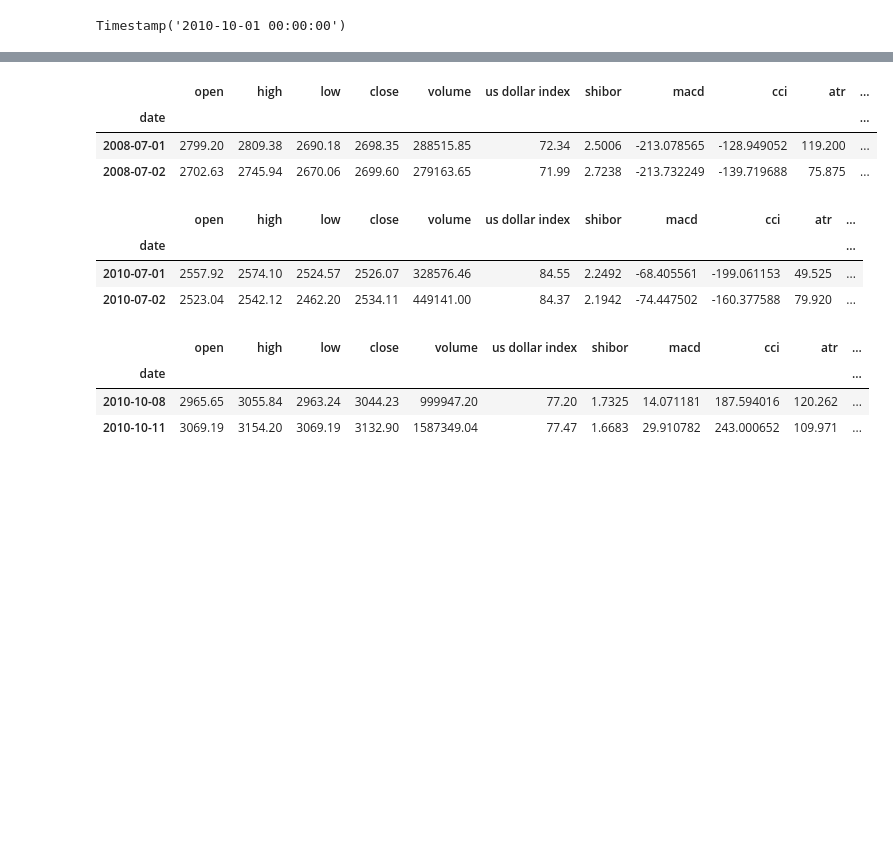
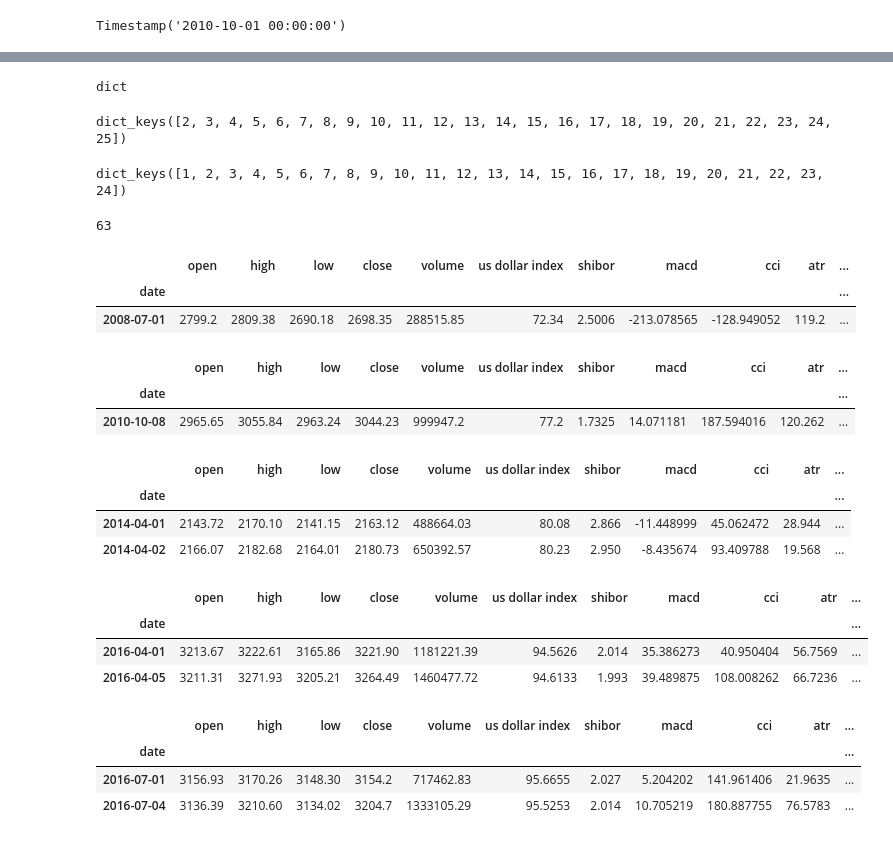
Before and after one commit to timothyyu/wsae-lstm, a Jupyter notebook: notebooks/1f_tvt_split_exploration.ipynb, the cells around one changed output, grey strips where cells are left out. Saved outputs shown, nothing was run; the diff lists cells and outputs as text; code cells hidden in the pictures; blank space fills up the shorter version.

Commit message:
tvt split exploration subdict update - dict of dict split progress

```diff
--- a/notebooks/1f_tvt_split_exploration.ipynb
+++ b/notebooks/1f_tvt_split_exploration.ipynb
@@ -142,0 +147,8 @@ Test end:
+# %%
+type(dict_dataframes['csi300 index data'])
+# %% [output]
+dict
+# %%
+dict_dataframes['csi300 index data'].keys()
+# %% [output]
+dict_keys([2, 3, 4, 5, 6, 7, 8, 9, 10, 11, 12, 13, 14, 15, 16, 17, 18, 19, 20, 21, 22, 23, 24, 25])
@@ -142,0 +157,14 @@ Test end:
+# %%
+dict_dataframes['csi300 index data'].keys()
+# %% [output]
+dict_keys([1, 2, 3, 4, 5, 6, 7, 8, 9, 10, 11, 12, 13, 14, 15, 16, 17, 18, 19, 20, 21, 22, 23, 24])
+# %%
+len(dict_dataframes['csi300 index data'][1][1])
+# %% [output]
+63
+# %%
+dict_dataframes['csi300 index data'][1][0].head(1)
+# %% [output]
+|  | open | high | low | close | volume | us dollar index | shibor | macd | cci | atr | ... |
+| date |  |  |  |  |  |  |  |  |  |  | ... |
+| 2008-07-01 | 2799.2 | 2809.38 | 2690.18 | 2698.35 | 288515.85 | 72.34 | 2.5006 | -213.078565 | -128.949052 | 119.2 | ... |
@@ -142,0 +173,6 @@ Test end:
+# %%
+dict_dataframes['csi300 index data'][1][2].head(1)
+# %% [output]
+|  | open | high | low | close | volume | us dollar index | shibor | macd | cci | atr | ... |
+| date |  |  |  |  |  |  |  |  |  |  | ... |
+| 2010-10-08 | 2965.65 | 3055.84 | 2963.24 | 3044.23 | 999947.2 | 77.2 | 1.7325 | 14.071181 | 187.594016 | 120.262 | ... |
@@ -143,21 +188,21 @@ Test end:
 # %%
-train.head(2)
+#train.head(2)
 # %% [output]
 |  | open | high | low | close | volume | us dollar index | shibor | macd | cci | atr | ... |
 | date |  |  |  |  |  |  |  |  |  |  | ... |
-| 2008-07-01 | 2799.20 | 2809.38 | 2690.18 | 2698.35 | 288515.85 | 72.34 | 2.5006 | -213.078565 | -128.949052 | 119.200 | ... |
-| 2008-07-02 | 2702.63 | 2745.94 | 2670.06 | 2699.60 | 279163.65 | 71.99 | 2.7238 | -213.732249 | -139.719688 | 75.875 | ... |
+| 2014-04-01 | 2143.72 | 2170.10 | 2141.15 | 2163.12 | 488664.03 | 80.08 | 2.866 | -11.448999 | 45.062472 | 28.944 | ... |
+| 2014-04-02 | 2166.07 | 2182.68 | 2164.01 | 2180.73 | 650392.57 | 80.23 | 2.950 | -8.435674 | 93.409788 | 19.568 | ... |
 # %%
-validate.head(2)
+#validate.head(2)
 # %% [output]
 |  | open | high | low | close | volume | us dollar index | shibor | macd | cci | atr | ... |
 | date |  |  |  |  |  |  |  |  |  |  | ... |
-| 2010-07-01 | 2557.92 | 2574.10 | 2524.57 | 2526.07 | 328576.46 | 84.55 | 2.2492 | -68.405561 | -199.061153 | 49.525 | ... |
-| 2010-07-02 | 2523.04 | 2542.12 | 2462.20 | 2534.11 | 449141.00 | 84.37 | 2.1942 | -74.447502 | -160.377588 | 79.920 | ... |
+| 2016-04-01 | 3213.67 | 3222.61 | 3165.86 | 3221.90 | 1181221.39 | 94.5626 | 2.014 | 35.386273 | 40.950404 | 56.7569 | ... |
+| 2016-04-05 | 3211.31 | 3271.93 | 3205.21 | 3264.49 | 1460477.72 | 94.6133 | 1.993 | 39.489875 | 108.008262 | 66.7236 | ... |
 # %%
-test.head(2)
+#test.head(2)
 # %% [output]
 |  | open | high | low | close | volume | us dollar index | shibor | macd | cci | atr | ... |
 | date |  |  |  |  |  |  |  |  |  |  | ... |
-| 2010-10-08 | 2965.65 | 3055.84 | 2963.24 | 3044.23 | 999947.20 | 77.20 | 1.7325 | 14.071181 | 187.594016 | 120.262 | ... |
-| 2010-10-11 | 3069.19 | 3154.20 | 3069.19 | 3132.90 | 1587349.04 | 77.47 | 1.6683 | 29.910782 | 243.000652 | 109.971 | ... |
+| 2016-07-01 | 3156.93 | 3170.26 | 3148.30 | 3154.2 | 717462.83 | 95.6655 | 2.027 | 5.204202 | 141.961406 | 21.9635 | ... |
+| 2016-07-04 | 3136.39 | 3210.60 | 3134.02 | 3204.7 | 1333105.29 | 95.5253 | 2.014 | 10.705219 | 180.887755 | 76.5783 | ... |
```
Also changed, not shown: parts of 12 cells of this notebook.
